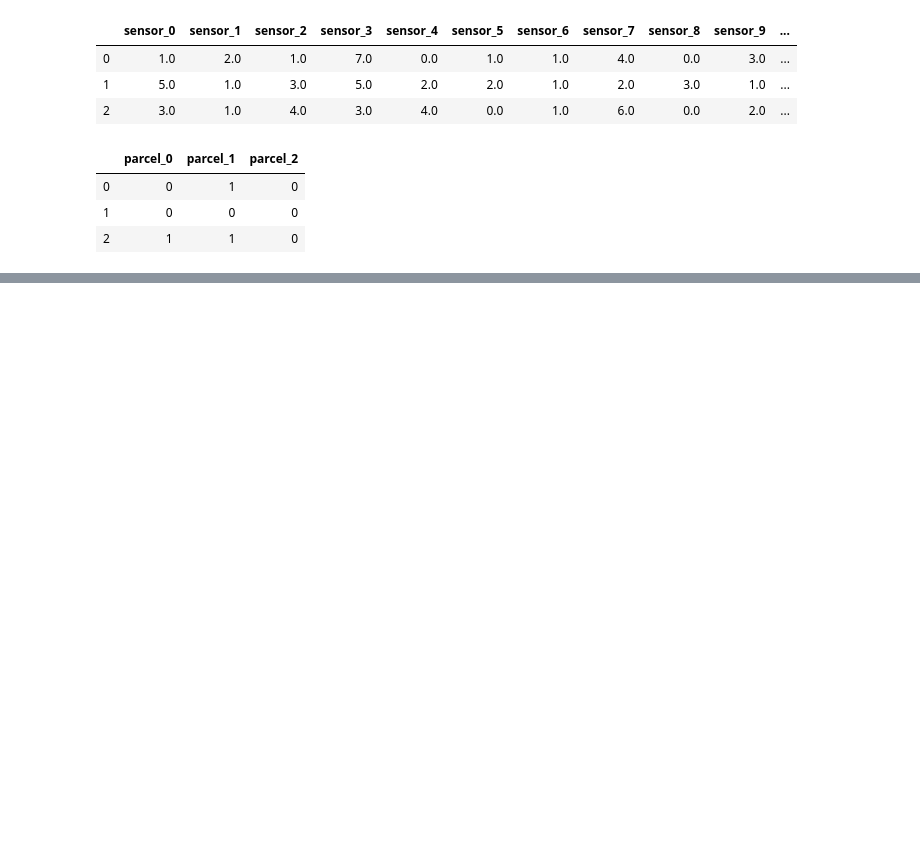
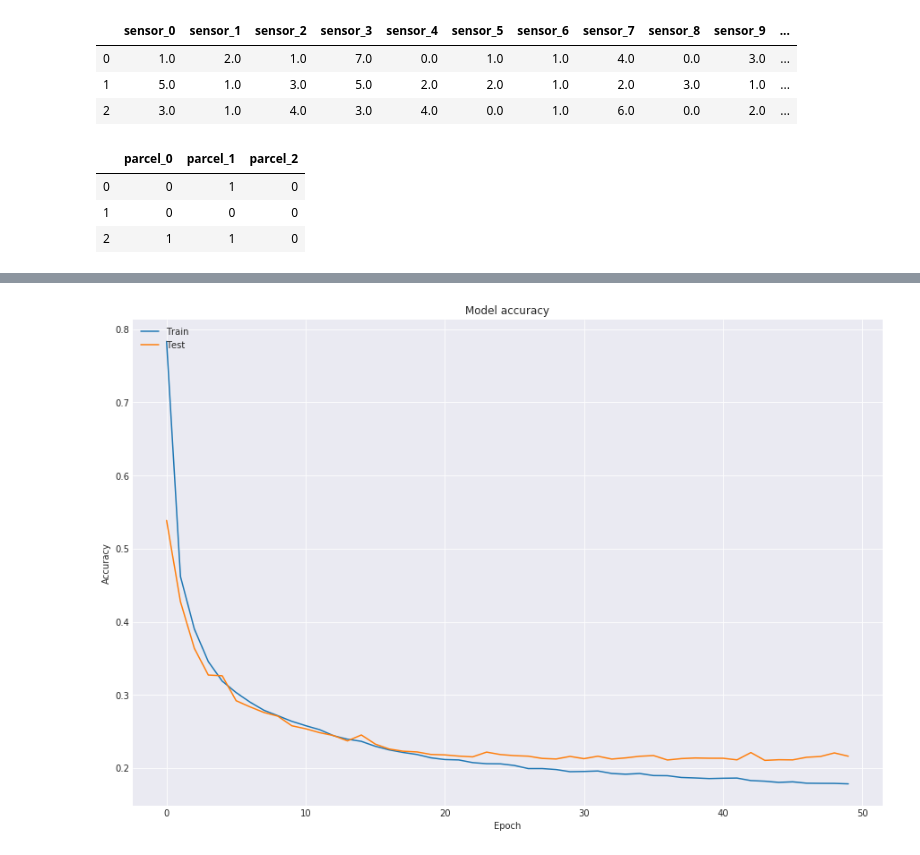
Before and after one commit to MikSm1th/datacamp_notes, a Jupyter notebook: deep_w_keras/Chap2.ipynb, the cells around one changed output, grey strips where cells are left out. Cells and saved outputs as stored; diff of their text form; code cells hidden in the pictures; blank space fills up the shorter version.

```diff
--- a/deep_w_keras/Chap2.ipynb
+++ b/deep_w_keras/Chap2.ipynb
@@ -348,0 +328,11 @@ Accuracy: 0.8833333253860474
+# %%
+def plot_accuracy(acc,val_acc):
+  # Plot training & validation accuracy values
+  plt.figure()
+  plt.plot(acc)
+  plt.plot(val_acc)
+  plt.title('Model accuracy')
+  plt.ylabel('Accuracy')
+  plt.xlabel('Epoch')
+  plt.legend(['Train', 'Test'], loc='upper left')
+  plt.show()
@@ -348,0 +399,5 @@ Accuracy: 0.8833333253860474
+# %%
+# Plot train vs test accuracy during training
+plot_accuracy(history.history['loss'], history.history['val_loss'])
+# %% [output]
+[figure, added]
```
Also changed, not shown: parts of 22 cells of this notebook, 1 other file.
